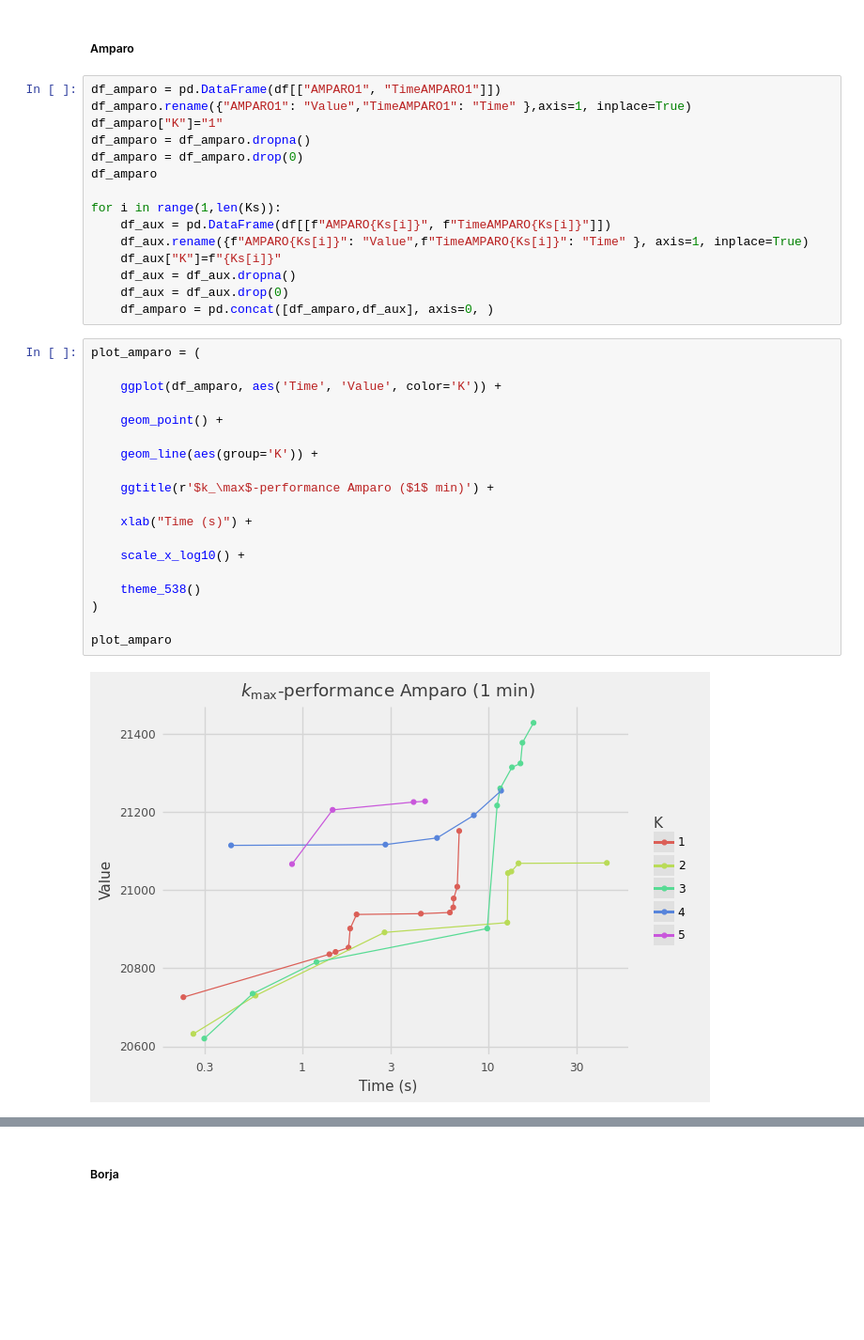
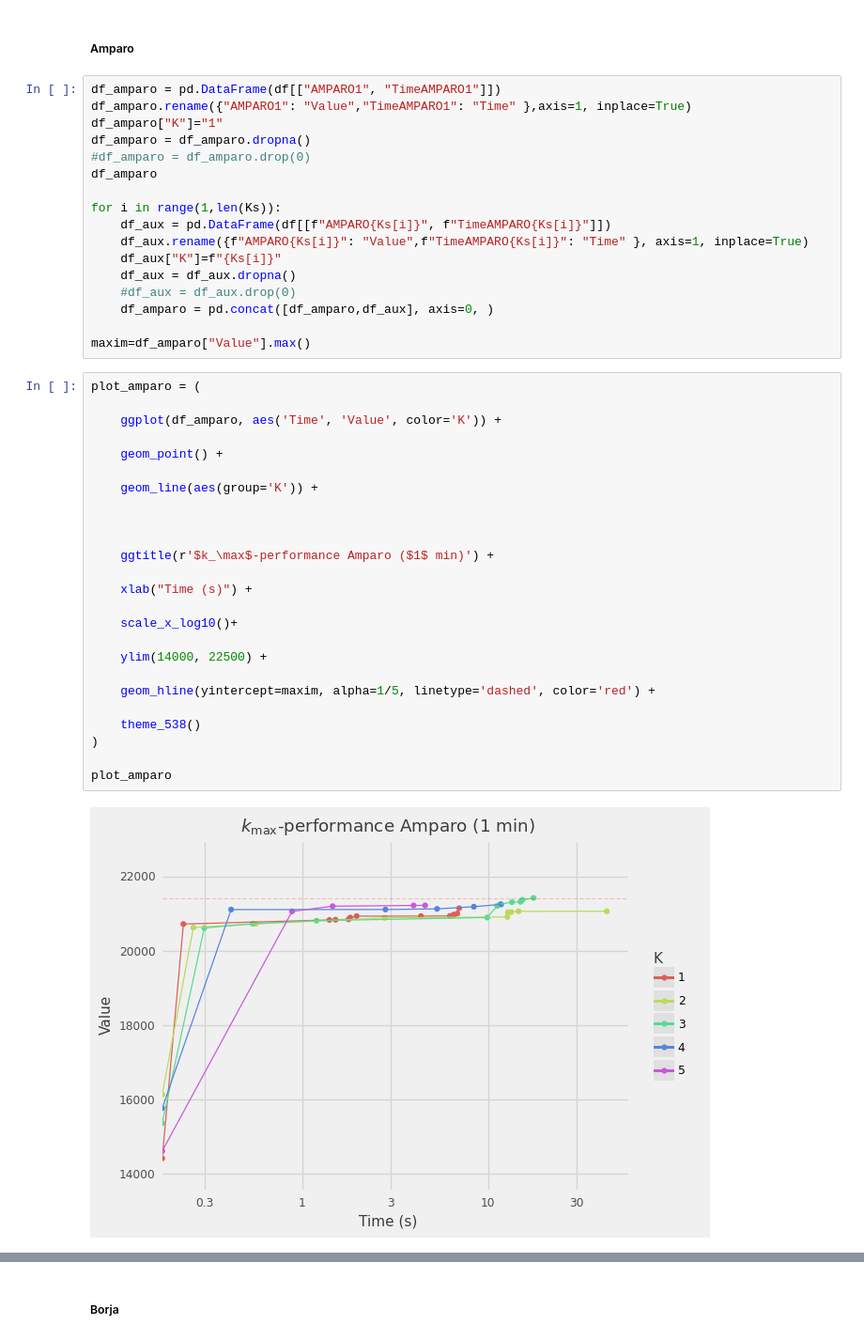
Before and after one commit to AOB-oliver/GRASP-and-GVNS, a Jupyter notebook: Analisis Jupyters/Analisis_Ks.ipynb, the cells around one changed output, grey strips where cells are left out. Shown at 94% size. Cells and saved outputs as stored; diff of their text form; blank space fills up the shorter version.

```diff
--- a/Analisis Jupyters/Analisis_Ks.ipynb
+++ b/Analisis Jupyters/Analisis_Ks.ipynb
@@ -19,7 +19,7 @@ df_amparo = pd.DataFrame(df[["AMPARO1", "TimeAMPARO1"]])
 df_amparo.rename({"AMPARO1": "Value","TimeAMPARO1": "Time" },axis=1, inplace=True)
 df_amparo["K"]="1"
 df_amparo = df_amparo.dropna()
-df_amparo = df_amparo.drop(0)
+#df_amparo = df_amparo.drop(0)
 df_amparo
 
 for i in range(1,len(Ks)):
@@ -27,26 +27,34 @@ for i in range(1,len(Ks)):
     df_aux.rename({f"AMPARO{Ks[i]}": "Value",f"TimeAMPARO{Ks[i]}": "Time" }, axis=1, inplace=True)
     df_aux["K"]=f"{Ks[i]}"
     df_aux = df_aux.dropna()
-    df_aux = df_aux.drop(0)
+    #df_aux = df_aux.drop(0)
     df_amparo = pd.concat([df_amparo,df_aux], axis=0, )
+
+maxim=df_amparo["Value"].max()
 # %%
 plot_amparo = (
 
     ggplot(df_amparo, aes('Time', 'Value', color='K')) +
 
     geom_point() +
 
     geom_line(aes(group='K')) +
 
+
+
     ggtitle(r'$k_\max$-performance Amparo ($1$ min)') +
 
     xlab("Time (s)") +
 
-    scale_x_log10() +
+    scale_x_log10()+
+
+    ylim(14000, 22500) +
+
+    geom_hline(yintercept=maxim, alpha=1/5, linetype='dashed', color='red') +
 
     theme_538()
 )
 
 plot_amparo
 # %% [output]
-[figure, old version]
+[figure, new version]
```
Also changed, not shown: parts of 3 cells of this notebook, 2 other files.
